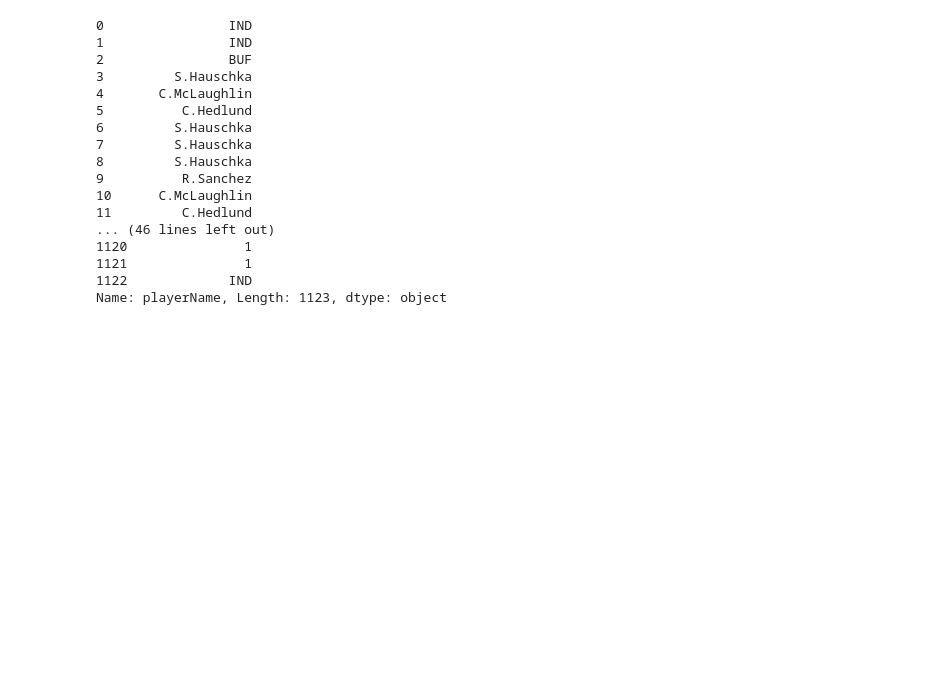
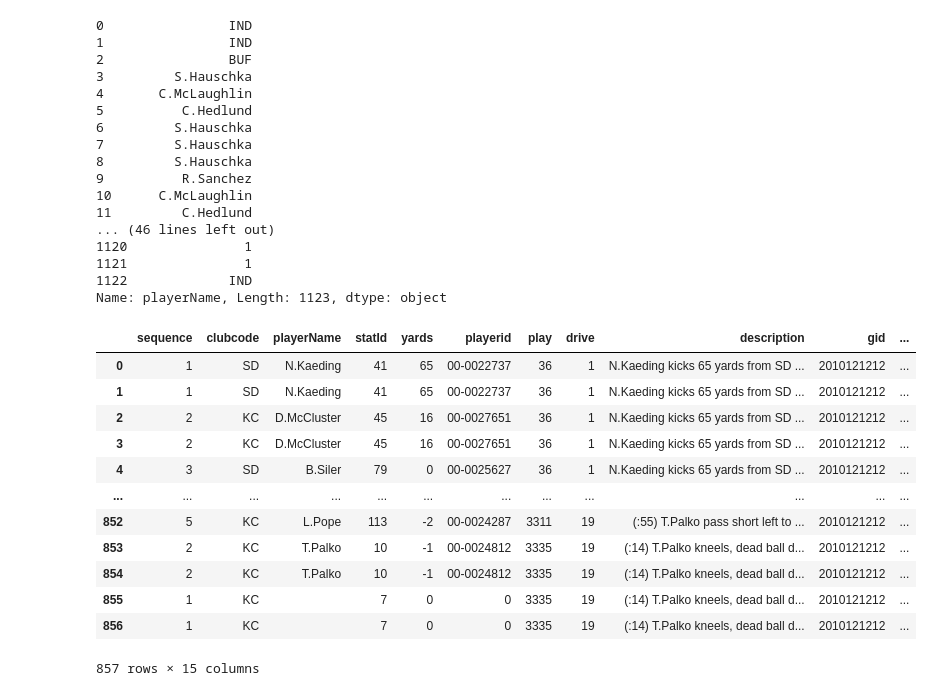
Before and after one commit to loegare/Fantasy_Football, a Jupyter notebook: NFL.ipynb, the cells around one changed output. Saved outputs shown, nothing was run; the diff lists cells and outputs as text; code cells hidden in the pictures; blank space fills up the shorter version.

```diff
--- a/NFL.ipynb
+++ b/NFL.ipynb
@@ -344,6 +353,22 @@ z=df3.iloc[1010,1]
 # plays['dupeindex']=plays['playerName']+' ' + plays['play'].astype(str)+' ' + plays['statId'].astype(str)+' '+plays['drive']+' '+ plays['gid']+' '+ plays['field']
 # %%
 # plays[plays['dupeindex'].duplicated(keep=False)].to_clipboard(sep='\t')
+# %%
+df2
+# %% [output]
+|  | sequence | clubcode | playerName | statId | yards | playerid | play | drive | description | gid | ... |
+| 0 | 1 | SD | N.Kaeding | 41 | 65 | 00-0022737 | 36 | 1 | N.Kaeding kicks 65 yards from SD ... | 2010121212 | ... |
+| 1 | 1 | SD | N.Kaeding | 41 | 65 | 00-0022737 | 36 | 1 | N.Kaeding kicks 65 yards from SD ... | 2010121212 | ... |
+| 2 | 2 | KC | D.McCluster | 45 | 16 | 00-0027651 | 36 | 1 | N.Kaeding kicks 65 yards from SD ... | 2010121212 | ... |
+| 3 | 2 | KC | D.McCluster | 45 | 16 | 00-0027651 | 36 | 1 | N.Kaeding kicks 65 yards from SD ... | 2010121212 | ... |
+| 4 | 3 | SD | B.Siler | 79 | 0 | 00-0025627 | 36 | 1 | N.Kaeding kicks 65 yards from SD ... | 2010121212 | ... |
+| ... | ... | ... | ... | ... | ... | ... | ... | ... | ... | ... | ... |
+| 852 | 5 | KC | L.Pope | 113 | -2 | 00-0024287 | 3311 | 19 | (:55) T.Palko pass short left to ... | 2010121212 | ... |
+| 853 | 2 | KC | T.Palko | 10 | -1 | 00-0024812 | 3335 | 19 | (:14) T.Palko kneels, dead ball d... | 2010121212 | ... |
+| 854 | 2 | KC | T.Palko | 10 | -1 | 00-0024812 | 3335 | 19 | (:14) T.Palko kneels, dead ball d... | 2010121212 | ... |
+| 855 | 1 | KC |  | 7 | 0 | 0 | 3335 | 19 | (:14) T.Palko kneels, dead ball d... | 2010121212 | ... |
+| 856 | 1 | KC |  | 7 | 0 | 0 | 3335 | 19 | (:14) T.Palko kneels, dead ball d... | 2010121212 | ... |
+857 rows × 15 columns
 # %%
 df2[df2['statId']==6]
 # %% [output]
```
Also changed, not shown: parts of 4 cells of this notebook, 2 other files.
